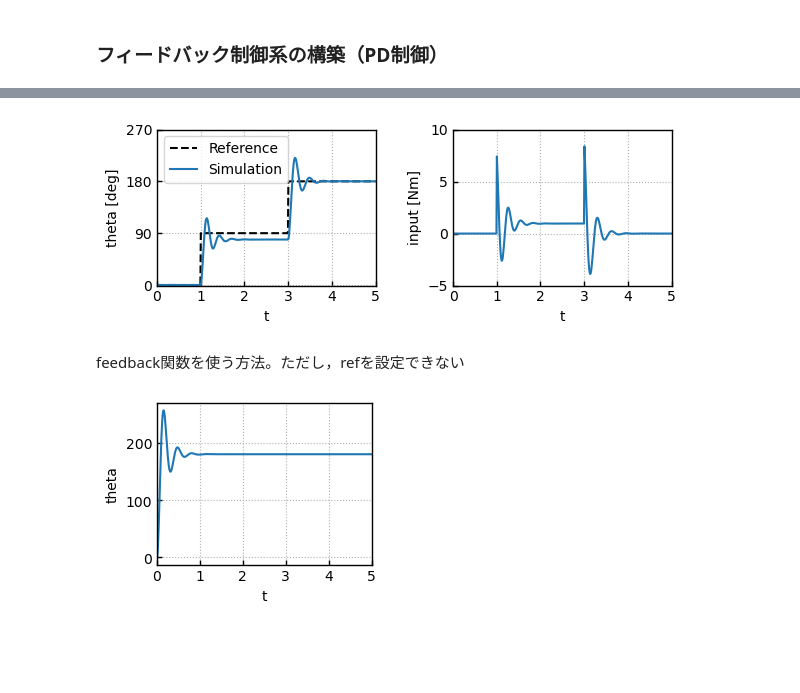
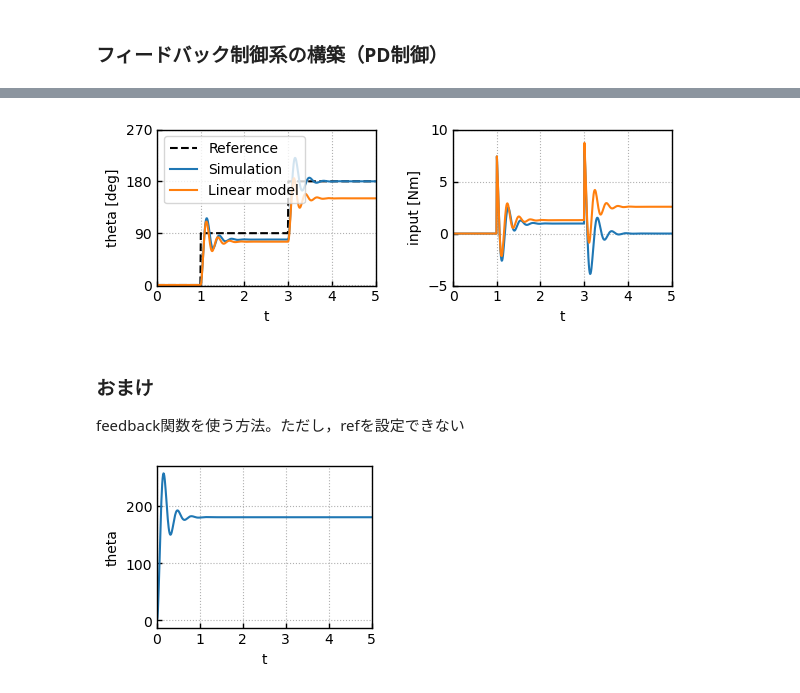
Before and after one commit to 373yuki/pyctrl2, a Jupyter notebook: chap_app.ipynb, the cells around one changed output, grey strips where cells are left out. Cells and saved outputs as stored; diff of their text form; code cells hidden in the pictures; blank space fills up the shorter version.

```diff
--- a/chap_app.ipynb
+++ b/chap_app.ipynb
@@ -227,29 +237,30 @@ closed_loop_sys_linear = ct.interconnect(
 # %%
 X0 = [0, 0] # 初期状態
 r = np.pi/2*(T>1) + np.pi/2*(T>3) # 目標角度
 
 tnl, ynl = ct.input_output_response(closed_loop_sys, T, r, X0)
 tl, yl = ct.input_output_response(closed_loop_sys_linear, T, r, X0)
 
 fig, ax = plt.subplots(1,2, figsize=(6, 2.3))
 ax[0].plot(T, np.rad2deg(r), label='Reference', ls='--', c='k') # 目標角度
 ax[0].plot(tnl, np.rad2deg(ynl[0]), label='Simulation') # アームの角度
-# ax[0].plot(tl, np.rad2deg(yl[0]), label='Linear model')
+ax[0].plot(tl, np.rad2deg(yl[0]), label='Linear model') # アームの角度（線形モデル）
 ax[1].plot(tnl, ynl[2]) # トルク
-# ax[1].plot(tnl, yl[2])
+ax[1].plot(tnl, yl[2]) # トルク（線形モデル）
 
 ax[0].set_ylim([-1,270])
 ax[0].set_yticks([0, 90, 180, 270])
 ax[1].set_ylim([-5,10])
 
 plot_set(ax[0], 't', 'theta [deg]', 'best')
 plot_set(ax[1], 't', 'input [Nm]')
 
 fig.tight_layout()
 # fig.savefig("app_control_nonlinear_arm.pdf", transparent=True, bbox_inches="tight", pad_inches=0.0)
 # %% [output]
-[figure, old version]
+[figure, new version]
 # %% [markdown]
+### おまけ
 feedback関数を使う方法。ただし，refを設定できない
 # %%
 def arm_controller(t, states, inputs, params):
```
Also changed, not shown: parts of 16 cells of this notebook.
